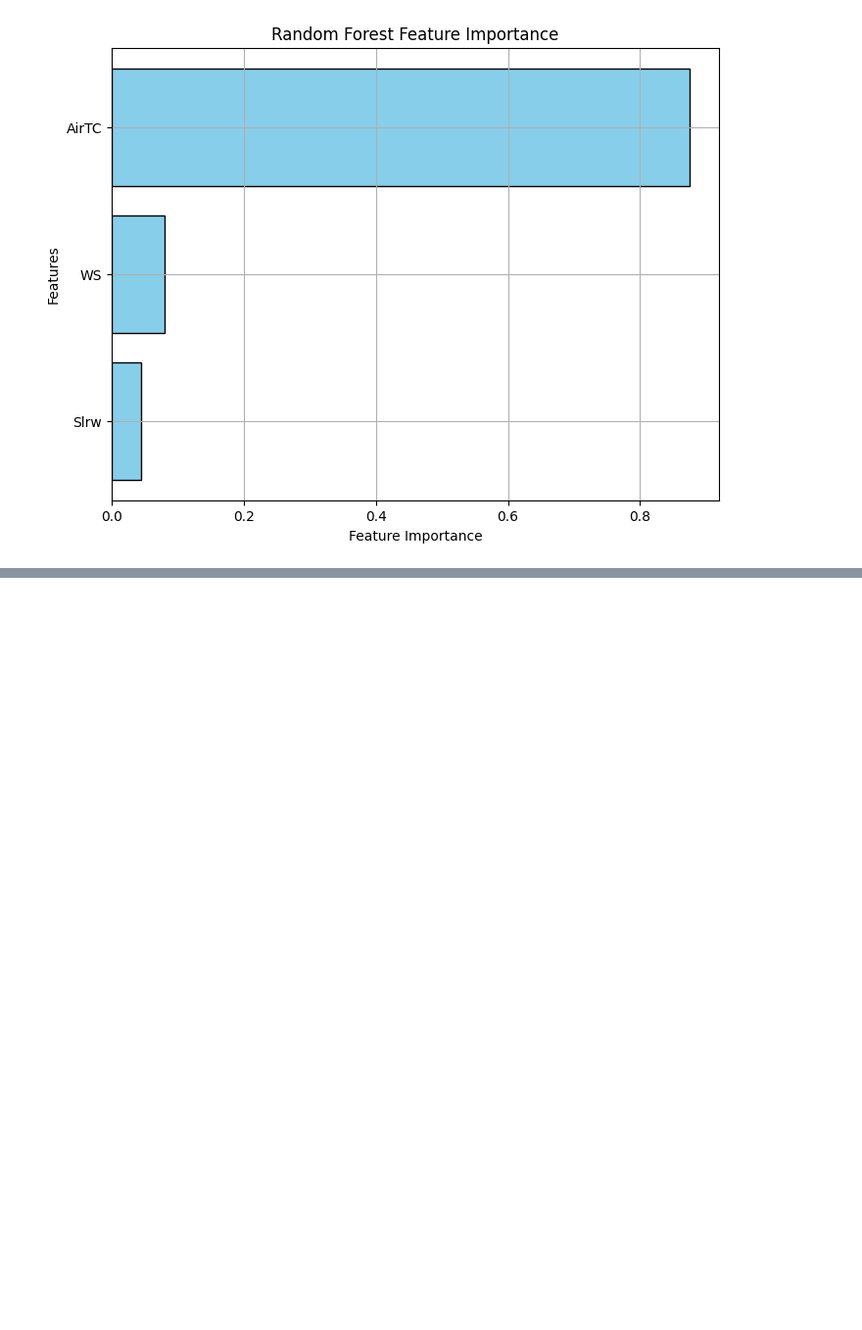
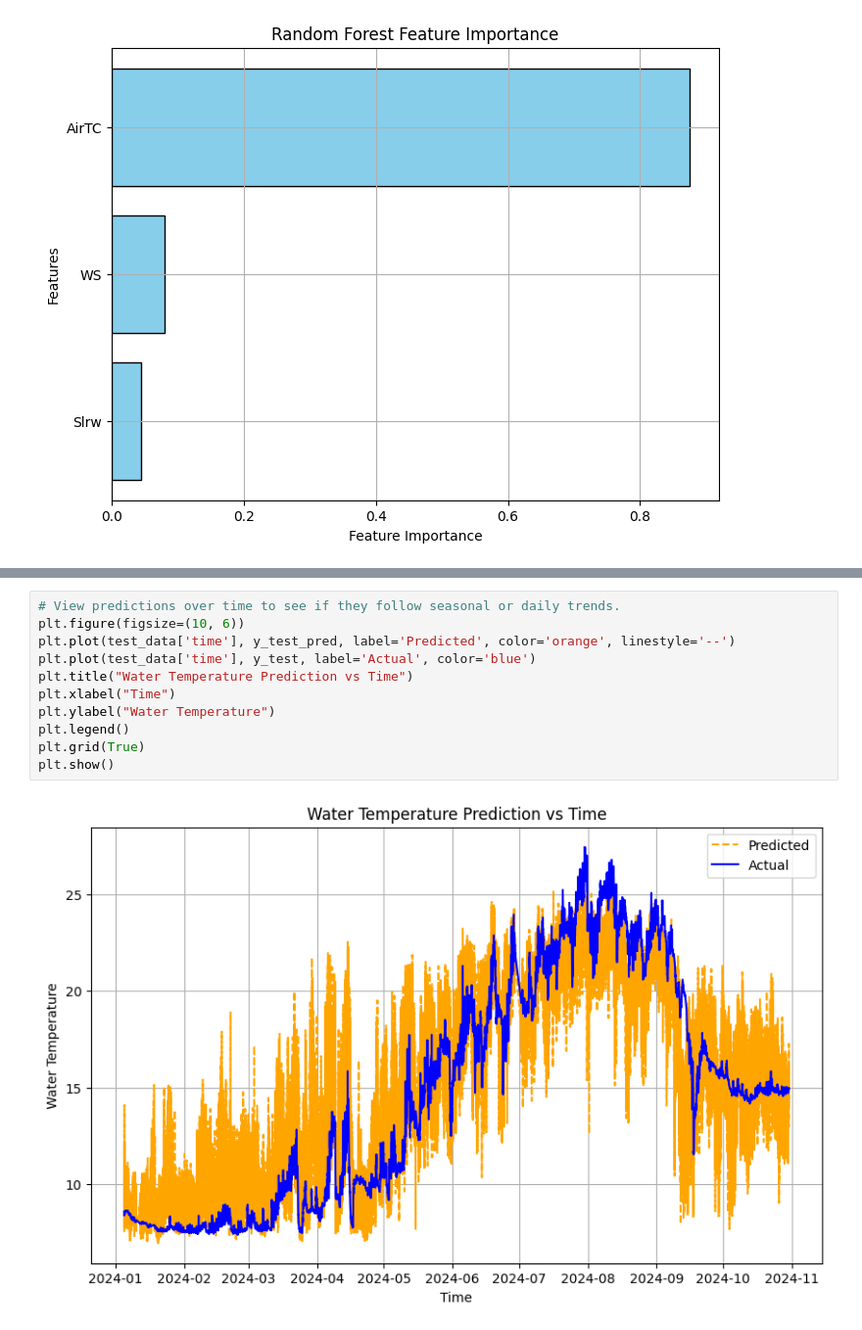
Before and after one commit to SamLutz/2024_MLEES, a Jupyter notebook: final_project_working.ipynb, the cells around one changed output, grey strips where cells are left out. Shown at 98% size. Cells and saved outputs as stored; diff of their text form; blank space fills up the shorter version.

```diff
--- a/final_project_working.ipynb
+++ b/final_project_working.ipynb
@@ -387,0 +420,13 @@ plot_feature_importances(rf, features)
+# %%
+# View predictions over time to see if they follow seasonal or daily trends.
+plt.figure(figsize=(10, 6))
+plt.plot(test_data['time'], y_test_pred, label='Predicted', color='orange', linestyle='--')
+plt.plot(test_data['time'], y_test, label='Actual', color='blue')
+plt.title("Water Temperature Prediction vs Time")
+plt.xlabel("Time")
+plt.ylabel("Water Temperature")
+plt.legend()
+plt.grid(True)
+plt.show()
+# %% [output]
+[figure, added]
```
Also changed, not shown: parts of 5 cells of this notebook.
